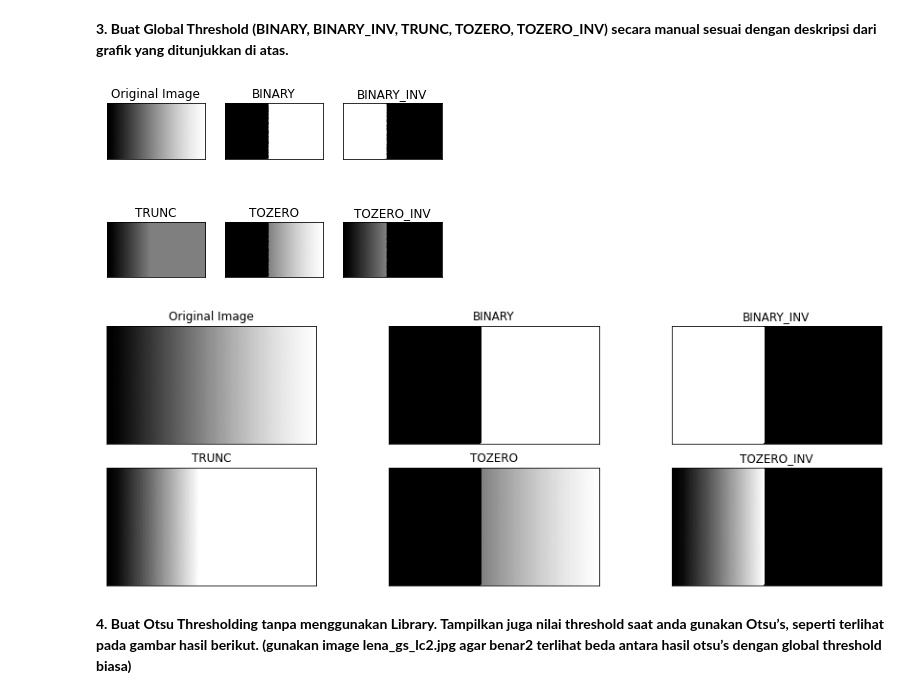
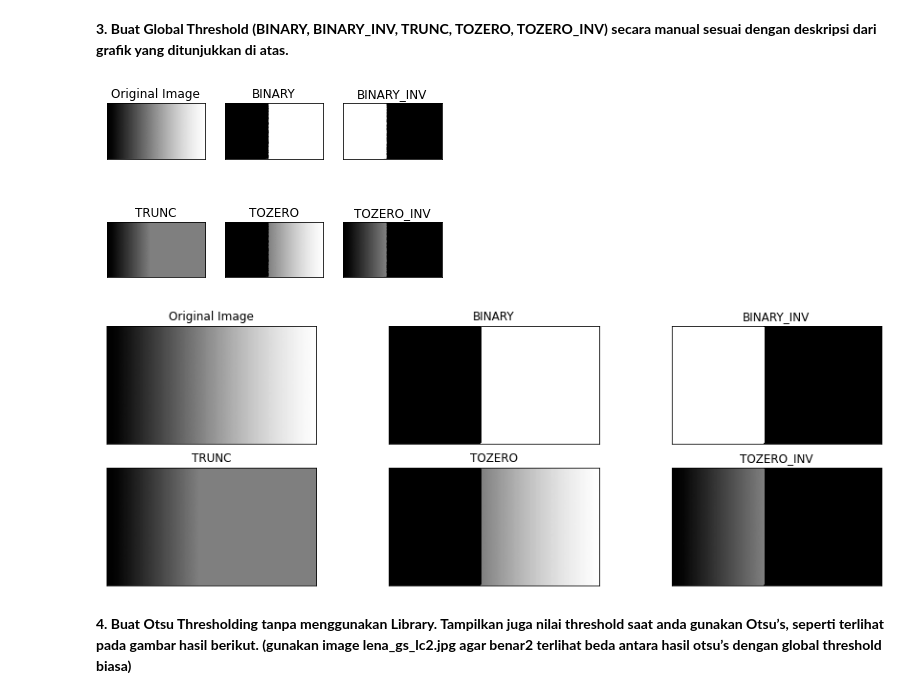
Before and after one commit to kevinaldyansyah/PCVK_Genap_2021, a Jupyter notebook: Week10.ipynb, the cells around one changed output. Drawn from its saved outputs; the diff is of its cells as text; code cells hidden in the pictures.

Commit message:
Thresholding

```diff
--- a/Week10.ipynb
+++ b/Week10.ipynb
@@ -39,34 +39,43 @@ for i in range(6):
     plt.title(titles[i])
     plt.xticks([]),plt.yticks([])
 
 plt.show()
 
 #Tanpa Library
+img = cv2.imread(filename)
+thresh1 = cv2.imread(filename)
+thresh2 = cv2.imread(filename)
+thresh3 = cv2.imread(filename)
+thresh4 = cv2.imread(filename)
+thresh5 = cv2.imread(filename)
+thresh = 127    #nilai Threshold yang ditentukan
+
 #1. Original Image
 thresh1[img>thresh] = 255
 thresh1[img<=thresh] = 0
+
 #2. Binary threshold inverse
 thresh2 = 255 - thresh1
 #3. Threshold Truncate
 thresh3[img>thresh] = thresh
 #4. Threshold Tozero
 thresh4[img<=thresh] = 0
 #5. Threshold Tozero Inverse
 thresh5[img>thresh] = 0
 
 titles = ['Original Image','BINARY','BINARY_INV','TRUNC', 'TOZERO', 'TOZERO_INV']
 images = [img, thresh1, thresh2, thresh3, thresh4, thresh5]
 
 
 plt.figure(figsize = (15,5))
 for i in range(len(images)):
   plt.subplot(2,3,i+1),plt.imshow(images[i],'gray', interpolation='nearest')
   plt.title(titles[i])
   plt.xticks([]),plt.yticks([])
 plt.show()
 # %% [output]
 [figure]
-[figure, old version]
+[figure, new version]
 # %% [markdown]
 **4.    Buat Otsu Thresholding tanpa menggunakan Library. Tampilkan juga nilai threshold
 saat anda gunakan Otsu’s, seperti terlihat pada gambar hasil berikut. (gunakan image
```
Also changed, not shown: parts of 3 cells of this notebook.
